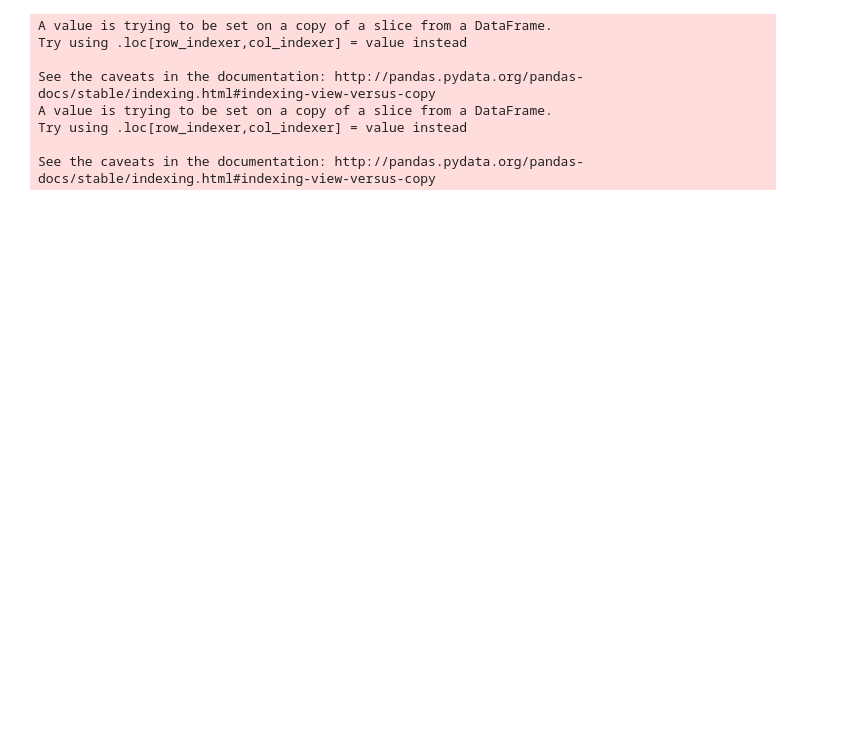
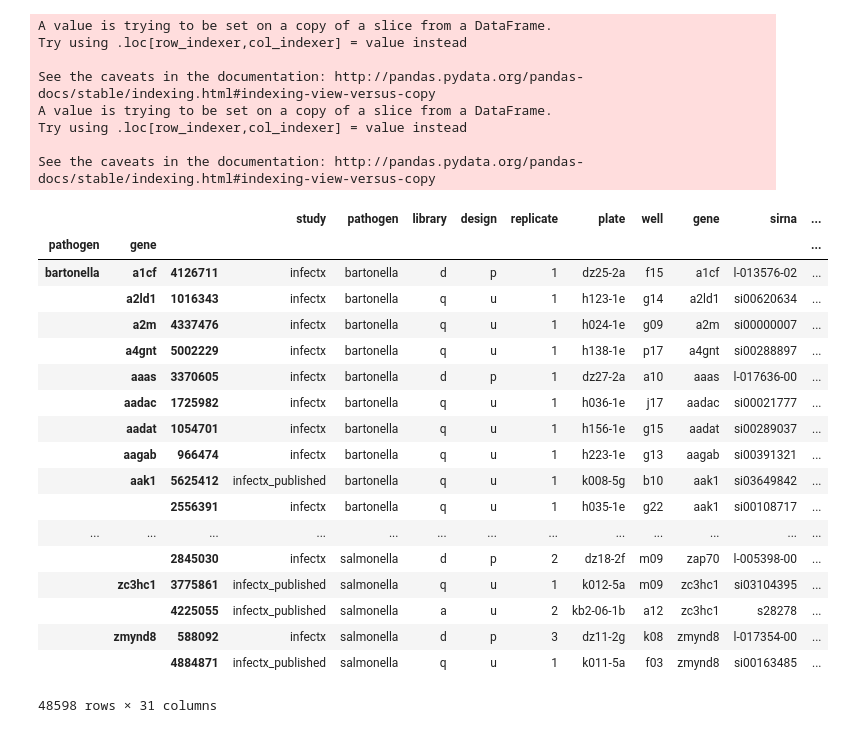
Before and after one commit to cbg-ethz/pybda, a Jupyter notebook: tix_analysis/tix_notebooks/tix_analyse_predict_pandas.ipynb, the cells around one changed output. Saved outputs shown, nothing was run; the diff lists cells and outputs as text; code cells hidden in the pictures; blank space fills up the shorter version.

```diff
--- a/tix_analysis/tix_notebooks/tix_analyse_predict_pandas.ipynb
+++ b/tix_analysis/tix_notebooks/tix_analyse_predict_pandas.ipynb
@@ -54,0 +53,24 @@ data
+# %%
+df = data.groupby(["pathogen", "gene"]).apply(lambda x: x.sample(frac=0.01))
+# %%
+df
+# %% [output]
+|  |  |  | study | pathogen | library | design | replicate | plate | well | gene | sirna | ... |
+| pathogen | gene |  |  |  |  |  |  |  |  |  |  | ... |
+| bartonella | a1cf | 4126711 | infectx | bartonella | d | p | 1 | dz25-2a | f15 | a1cf | l-013576-02 | ... |
+|  | a2ld1 | 1016343 | infectx | bartonella | q | u | 1 | h123-1e | g14 | a2ld1 | si00620634 | ... |
+|  | a2m | 4337476 | infectx | bartonella | q | u | 1 | h024-1e | g09 | a2m | si00000007 | ... |
+|  | a4gnt | 5002229 | infectx | bartonella | q | u | 1 | h138-1e | p17 | a4gnt | si00288897 | ... |
+|  | aaas | 3370605 | infectx | bartonella | d | p | 1 | dz27-2a | a10 | aaas | l-017636-00 | ... |
+|  | aadac | 1725982 | infectx | bartonella | q | u | 1 | h036-1e | j17 | aadac | si00021777 | ... |
+|  | aadat | 1054701 | infectx | bartonella | q | u | 1 | h156-1e | g15 | aadat | si00289037 | ... |
+|  | aagab | 966474 | infectx | bartonella | q | u | 1 | h223-1e | g13 | aagab | si00391321 | ... |
+|  | aak1 | 5625412 | infectx_published | bartonella | q | u | 1 | k008-5g | b10 | aak1 | si03649842 | ... |
+|  |  | 2556391 | infectx | bartonella | q | u | 1 | h035-1e | g22 | aak1 | si00108717 | ... |
+| ... | ... | ... | ... | ... | ... | ... | ... | ... | ... | ... | ... | ... |
+|  |  | 2845030 | infectx | salmonella | d | p | 2 | dz18-2f | m09 | zap70 | l-005398-00 | ... |
+|  | zc3hc1 | 3775861 | infectx_published | salmonella | q | u | 1 | k012-5a | m09 | zc3hc1 | si03104395 | ... |
+|  |  | 4225055 | infectx_published | salmonella | a | u | 2 | kb2-06-1b | a12 | zc3hc1 | s28278 | ... |
+|  | zmynd8 | 588092 | infectx | salmonella | d | p | 3 | dz11-2g | k08 | zmynd8 | l-017354-00 | ... |
+|  |  | 4884871 | infectx_published | salmonella | q | u | 1 | k011-5a | f03 | zmynd8 | si00163485 | ... |
+48598 rows × 31 columns
```
Also changed, not shown: parts of 9 cells of this notebook, 2 other files.
